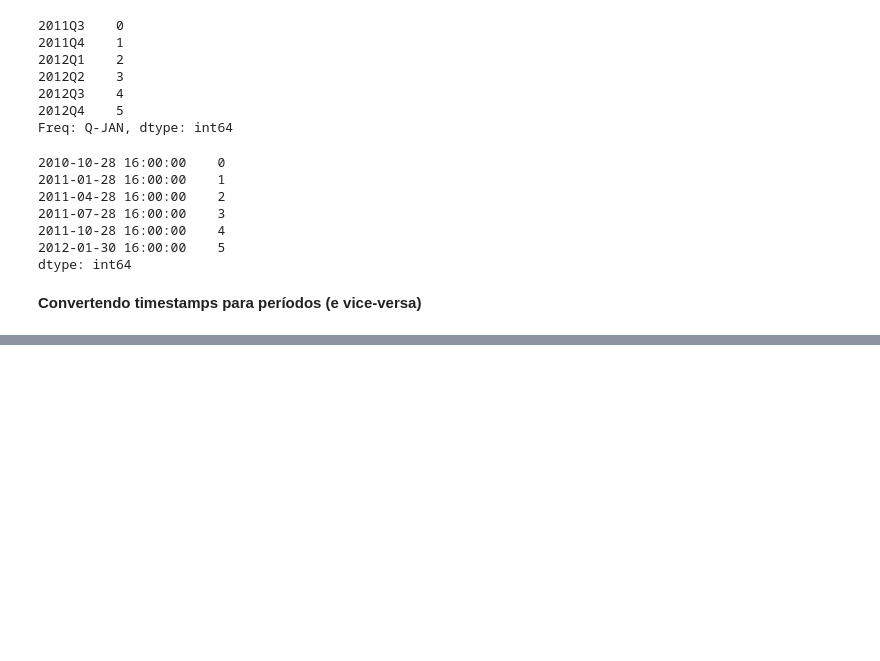
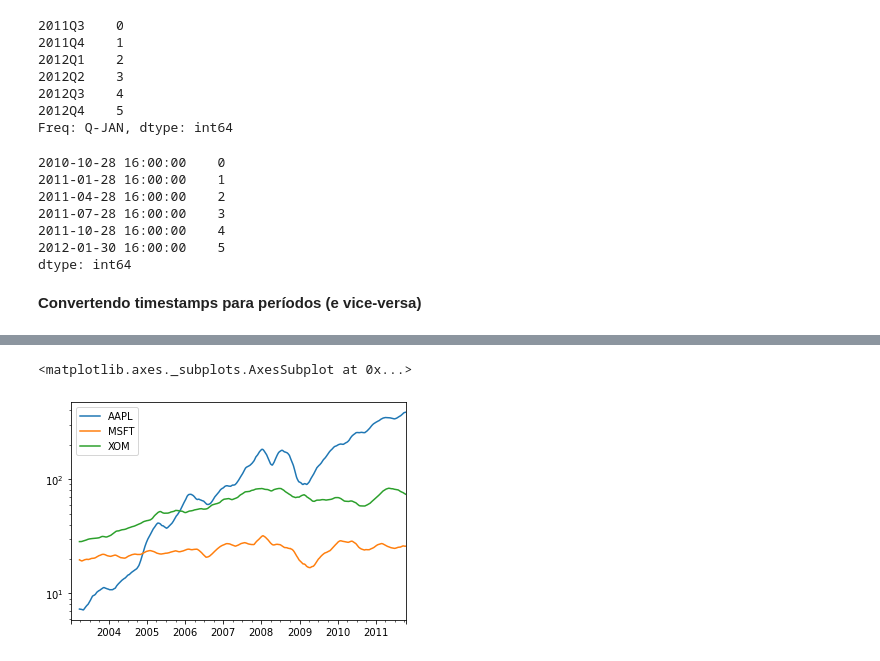
Before and after one commit to anicelysantos/-book-Python-para-Analise-de-dados, a Jupyter notebook: series_temporais.ipynb, the cells around one changed output, grey strips where cells are left out. Cells and saved outputs as stored; diff of their text form; code cells hidden in the pictures; blank space fills up the shorter version.

```diff
--- a/series_temporais.ipynb
+++ b/series_temporais.ipynb
@@ -908,0 +1282,6 @@ dtype: int64
+# %%
+expanding_mean = appl_std250.expanding().mean()
+close_px.rolling(60).mean().plot(logy=True)
+# %% [output]
+<matplotlib.axes._subplots.AxesSubplot at 0x...>
+[figure, added]
```
Also changed, not shown: parts of 88 cells of this notebook.
